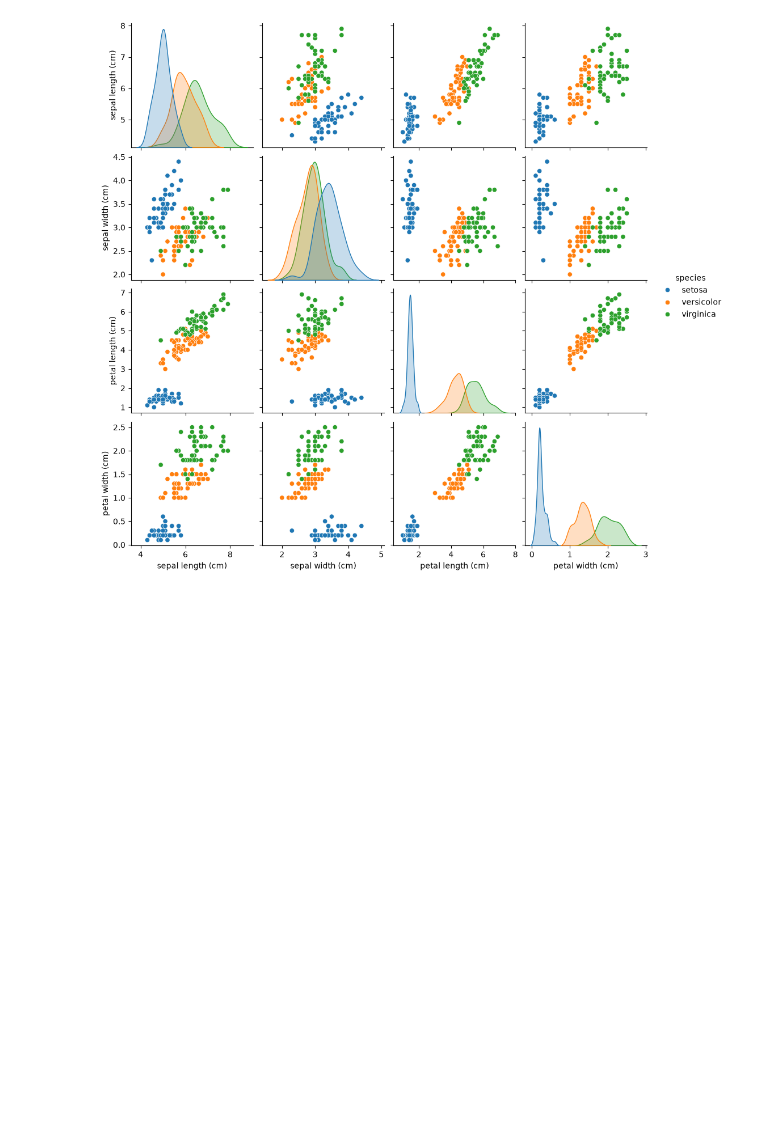
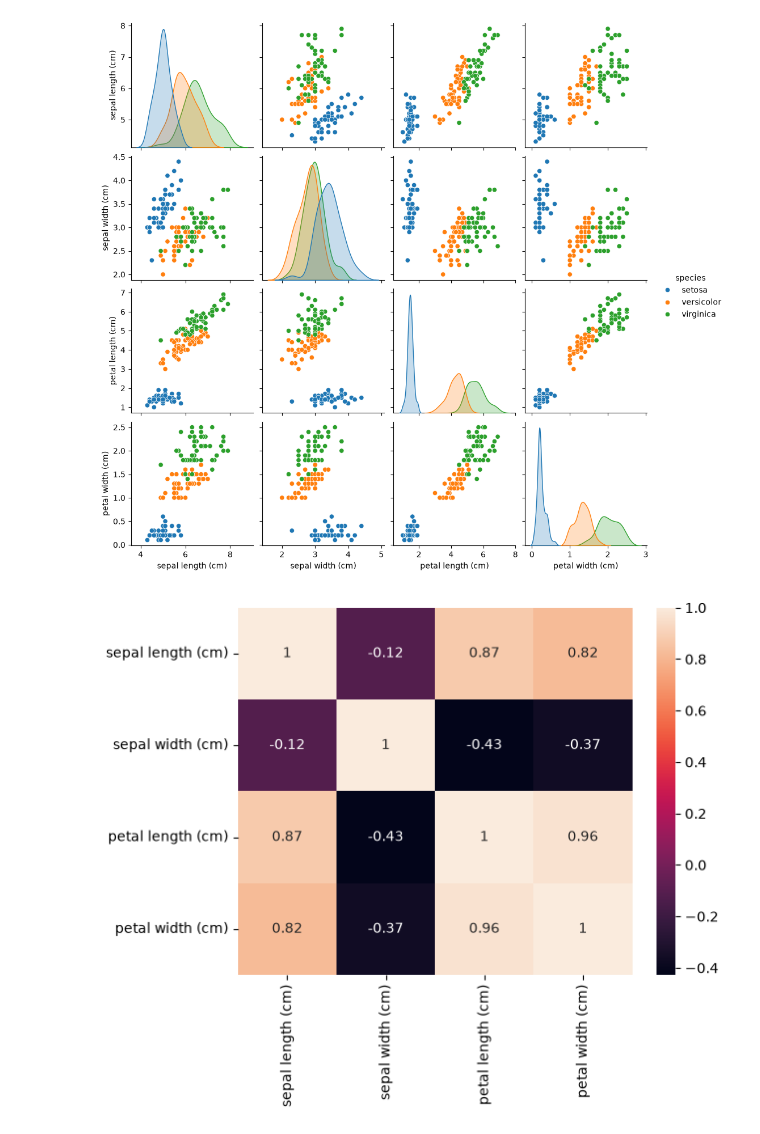
Before and after one commit to AIVIETNAM-AIO-TruongDogki/Scientify-Computing, a Jupyter notebook: Statistics/iris.ipynb, the cells around one changed output. Saved outputs shown, nothing was run; the diff lists cells and outputs as text; code cells hidden in the pictures; blank space fills up the shorter version.

Commit message:
Visualize the pair feature relationship

```diff
--- a/Statistics/iris.ipynb
+++ b/Statistics/iris.ipynb
@@ -123,3 +123,15 @@ sns.pairplot(
 plt.show()
 # %% [output]
 [figure]
+# %%
+corr_matrix = np.corrcoef(X, rowvar=False)
+sns.heatmap(
+    corr_matrix,
+    annot=True,
+    xticklabels=feature_names,
+    yticklabels=feature_names
+)
+
+plt.show()
+# %% [output]
+[figure, added]
```
